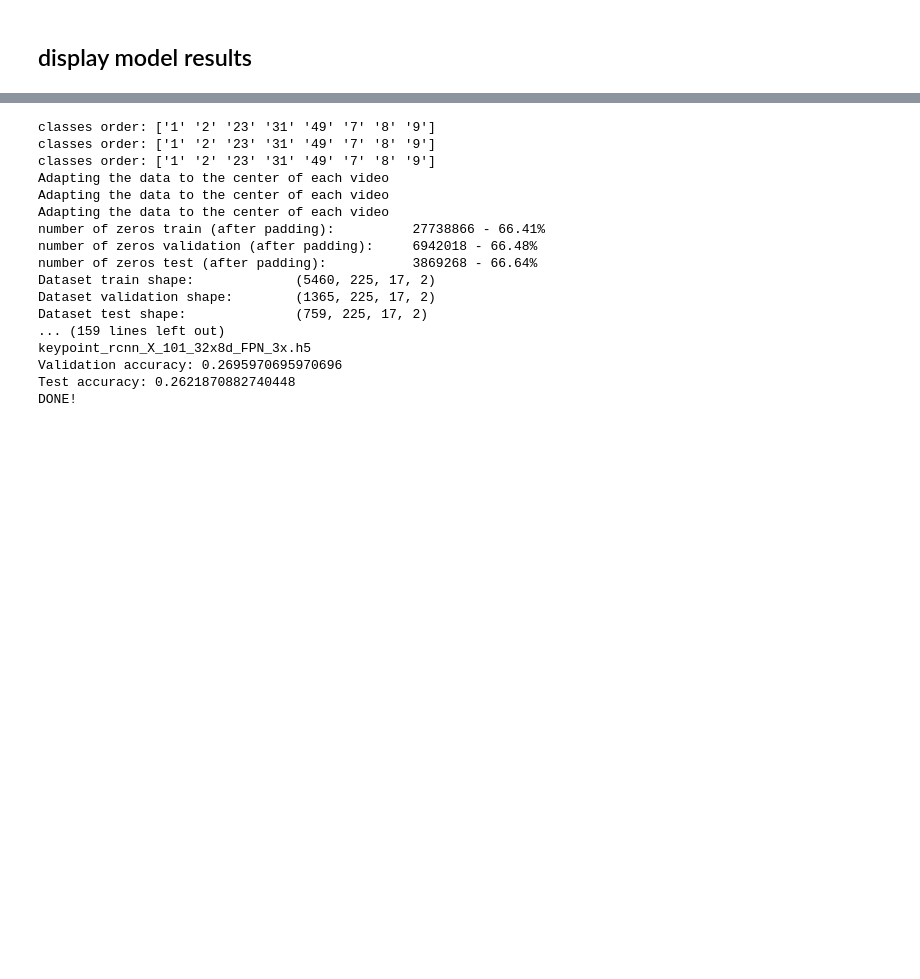
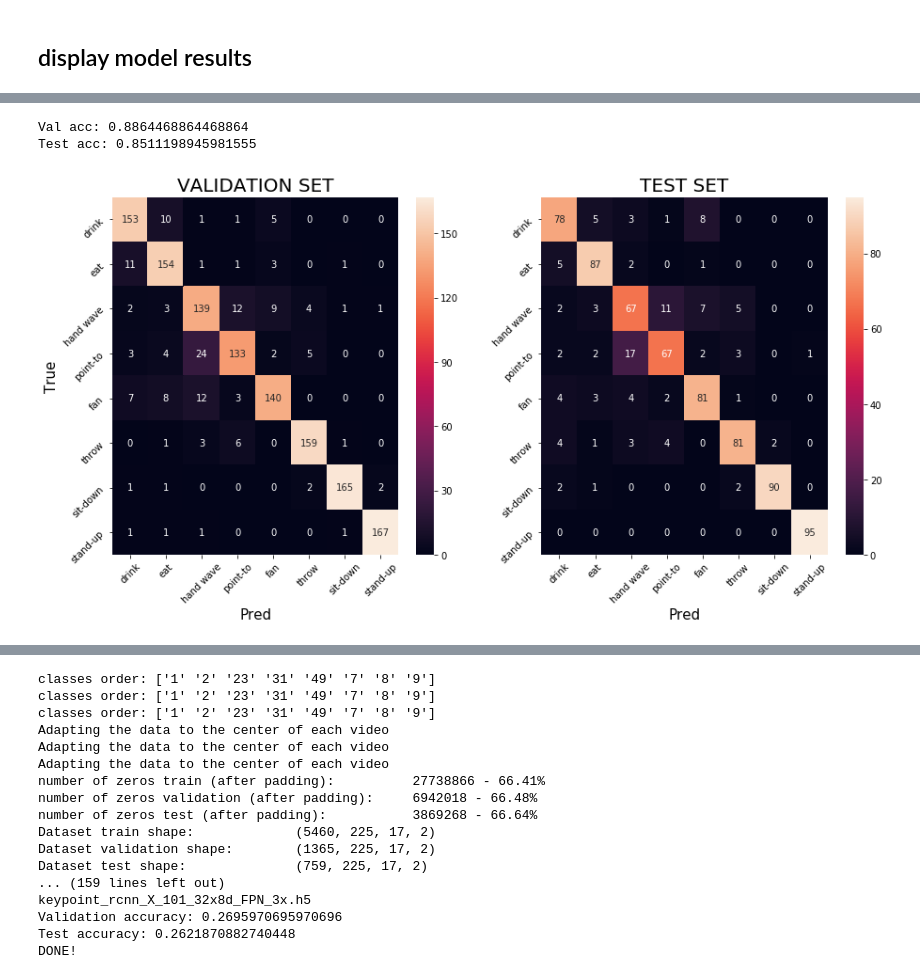
Before and after one commit to Andrea-moscatelli/tesiMagistrale, a Jupyter notebook: src/Classification.ipynb, the cells around one changed output, grey strips where cells are left out. Saved outputs shown, nothing was run; the diff lists cells and outputs as text; code cells hidden in the pictures; blank space fills up the shorter version.

```diff
--- a/src/Classification.ipynb
+++ b/src/Classification.ipynb
@@ -537,0 +486,18 @@ Test acc: 0.24242424242424243
+# %%
+label_order = [1, 2, 31, 38, 49, 7, 8, 9]
+model = loadedModel
+y_val_pred = [label_order[i] for i in model.predict_classes(X_val)]
+y_val_true = [label_order[np.argmax(i)] for i in y_val]
+y_test_pred = [label_order[i] for i in model.predict_classes(X_test)]
+y_test_true = [label_order[np.argmax(i)] for i in y_test]
+val_acc = accuracy_score(y_pred=y_val_pred,y_true=y_val_true)
+test_acc = accuracy_score(y_pred=y_test_pred,y_true=y_test_true)
+print("Val acc:",val_acc)
+print("Test acc:",test_acc)
+conf_mat_val= confusion_matrix(y_true=y_val_true, y_pred=y_val_pred, labels=label_order)
+conf_mat_test = confusion_matrix(y_true=y_test_true, y_pred=y_test_pred, labels=label_order)
+plotConfusionMatrixes(conf_mat_val,conf_mat_test)
+# %% [output]
+Val acc: 0.8864468864468864
+Test acc: 0.8511198945981555
+[figure, added]
```
Also changed, not shown: parts of 10 cells of this notebook, 3 other files.
